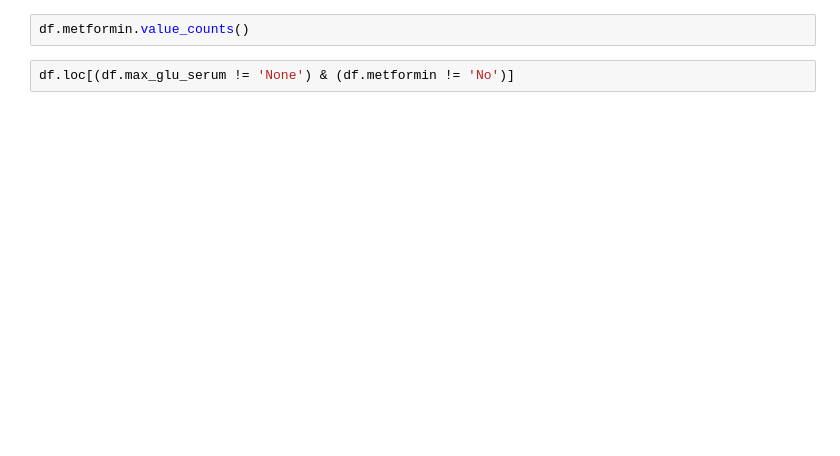
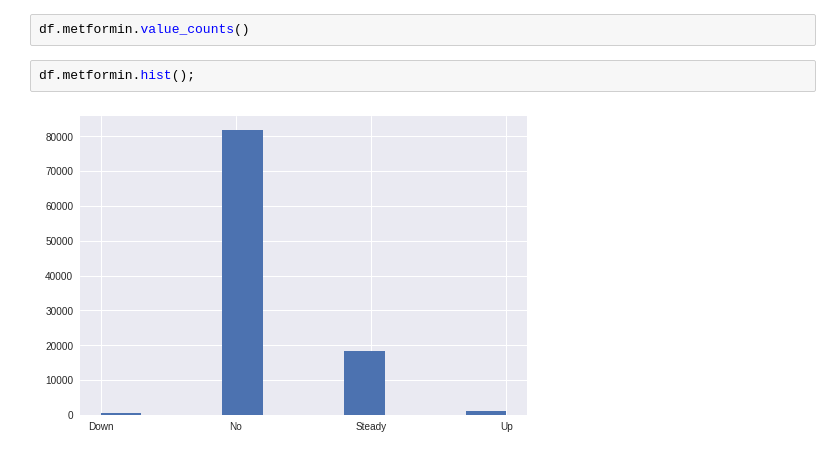
Before and after one commit to johnpharmd/LS-DS-Unit-1-Project, a Jupyter notebook: LS_DS_Project_1.ipynb, the cells around one changed output. Drawn from its saved outputs; the diff is of its cells as text; blank space fills up the shorter version.

```diff
--- a/LS_DS_Project_1.ipynb
+++ b/LS_DS_Project_1.ipynb
@@ -420,4 +459,6 @@ df.max_glu_serum.value_counts()
 # %%
 df.metformin.value_counts()
-# %%
-df.loc[(df.max_glu_serum != 'None') & (df.metformin != 'No')]
+# %%
+df.metformin.hist();
+# %% [output]
+[figure, added]
```
Also changed, not shown: parts of 12 cells of this notebook.
